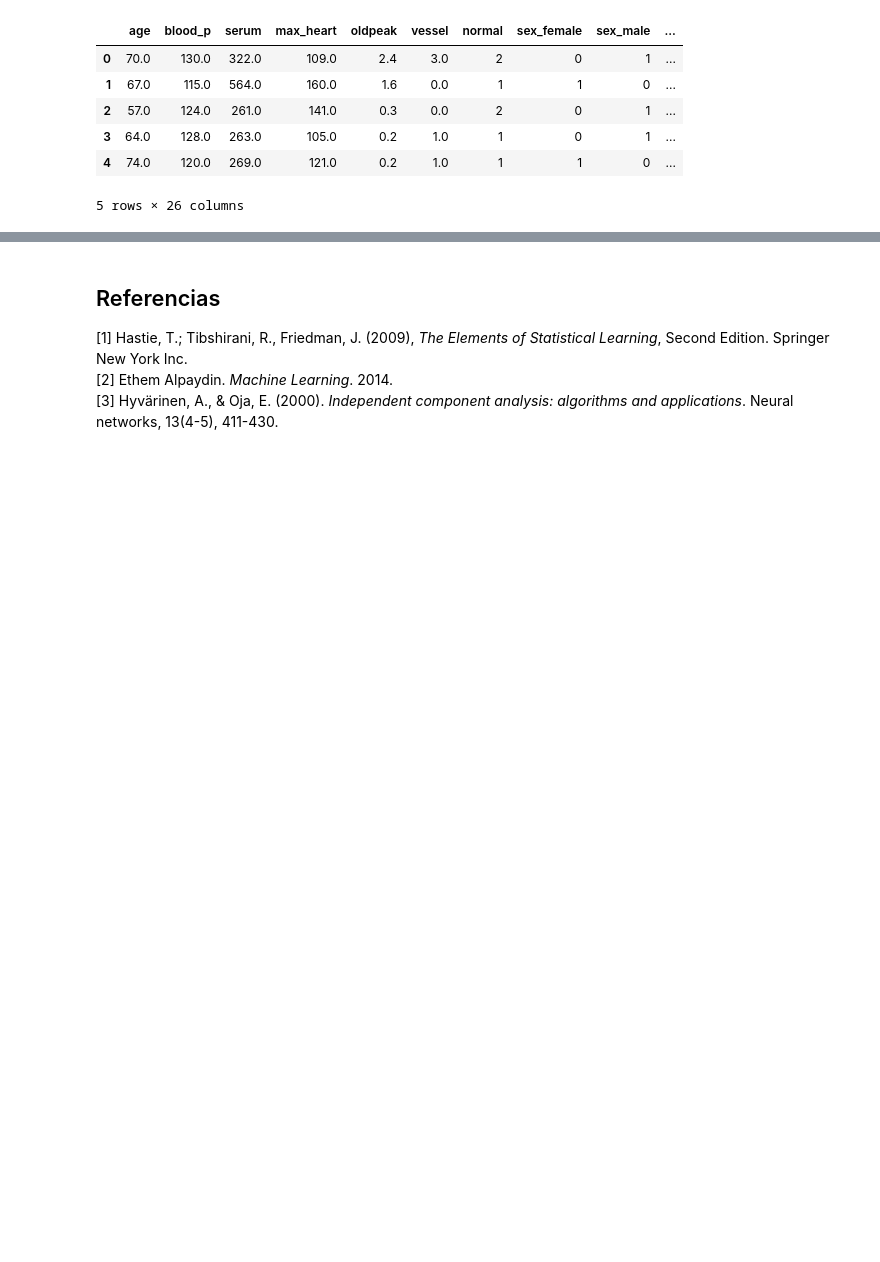
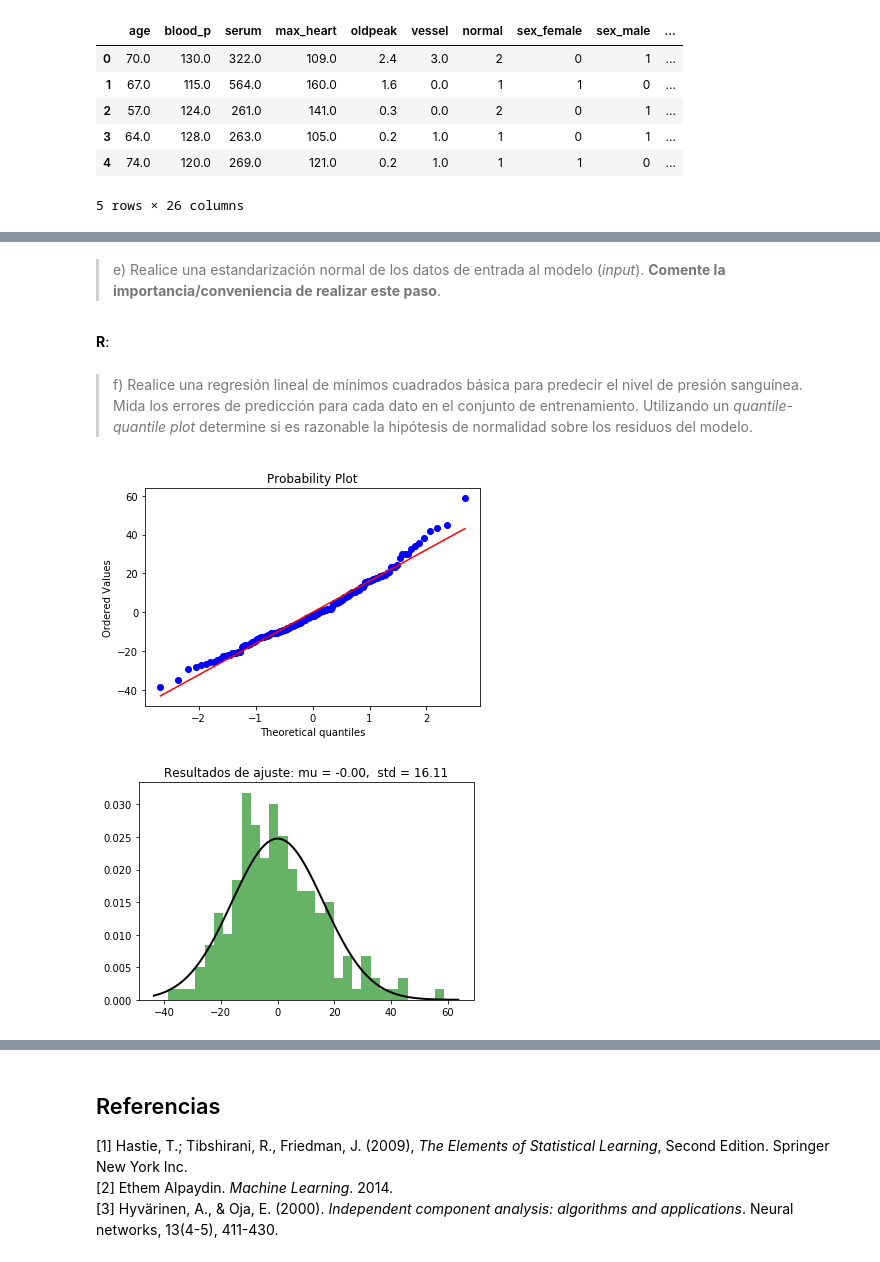
Before and after one commit to Sebaatd/MachineLearning-T1, a Jupyter notebook: Enunciado.ipynb, the cells around one changed output, grey strips where cells are left out. Saved outputs shown, nothing was run; the diff lists cells and outputs as text; code cells hidden in the pictures; blank space fills up the shorter version.

```diff
--- a/Enunciado.ipynb
+++ b/Enunciado.ipynb
@@ -359,0 +135,7 @@ from sklearn.decomposition import FastICA
+# %%
+#Arreglo de 270 donde 0 indica ausencia de normal y 1 presencia de normal
+class_label = df.pop("normal").values -1 # 0 means absence, 1 means presence
+#Arreglo de 270 elementos con los valores de la presión sanguínea de cada individuo
+reg_label = df.pop("blood_p").values
+#Arreglo con información completa de cada individuo
+X_data = df.values
@@ -359,0 +164,55 @@ from sklearn.decomposition import FastICA
+# %% [markdown]
+> e) Realice una estandarización normal de los datos de entrada al modelo (*input*). **Comente la importancia/conveniencia de realizar este paso**.
+# %%
+from sklearn.preprocessing import StandardScaler
+std = StandardScaler()
+std.fit(X_train)
+Xstd_train = std.transform(X_train)
+Xstd_test = std.transform(X_test)
+# %% [markdown]
+**R**:
+# %% [markdown]
+> f) Realice una regresión lineal de mı́nimos cuadrados básica para predecir el nivel de presión sanguínea. Mida los errores de predicción para cada dato en el conjunto de entrenamiento. Utilizando un *quantile-quantile plot* determine si es razonable la hipótesis de normalidad sobre los residuos del modelo.
+# %%
+from sklearn.linear_model import LinearRegression
+import pylab
+import scipy.stats as stats
+from scipy.stats import norm
+import matplotlib.pyplot as plt
+
+model = LinearRegression(fit_intercept=True)
+model.fit(Xstd_train, reg_label_train)
+...
+reg_pred_train = model.predict(Xstd_train)
+reg_pred_test = model.predict(Xstd_test)
+
+#Error de predicción = Valor real - Predicción
+error = reg_label_train - reg_pred_train
+
+#No se cual variable usar xD
+stats.probplot(error, dist="norm", plot=pylab)
+pylab.show()
+
+
+
+# Generate some data for this demonstration.
+#data = norm.rvs(10.0, 2.5, size=500)
+
+# Fit a normal distribution to the data:
+mu, std = norm.fit(error)
+
+# Plot the histogram.
+plt.hist(error, bins=30, density=True, alpha=0.6, color='g')
+
+# Plot the PDF.
+xmin, xmax = plt.xlim()
+x = np.linspace(xmin, xmax, 100)
+p = norm.pdf(x, mu, std)
+plt.plot(x, p, 'k', linewidth=2)
+title = "Resultados de ajuste: mu = %.2f,  std = %.2f" % (mu, std)
+plt.title(title)
+
+plt.show()
+# %% [output]
+[figure, added]
+[figure, added]
```
Also changed, not shown: parts of 8 cells of this notebook.
